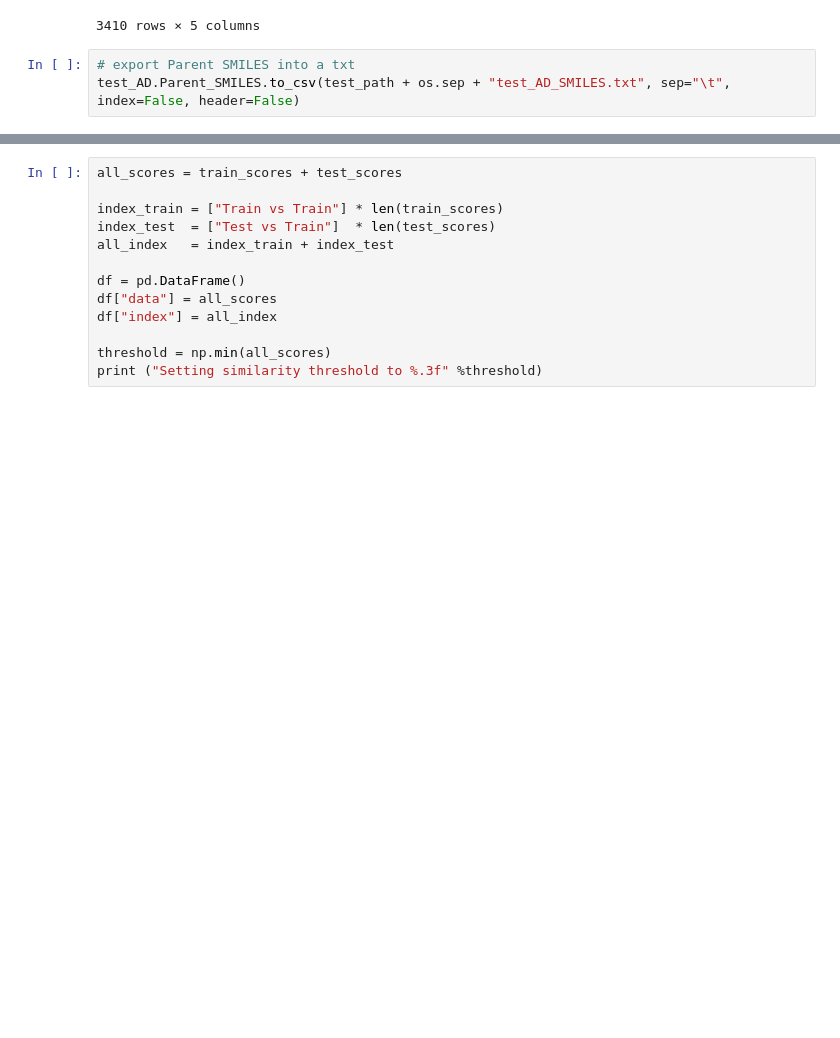
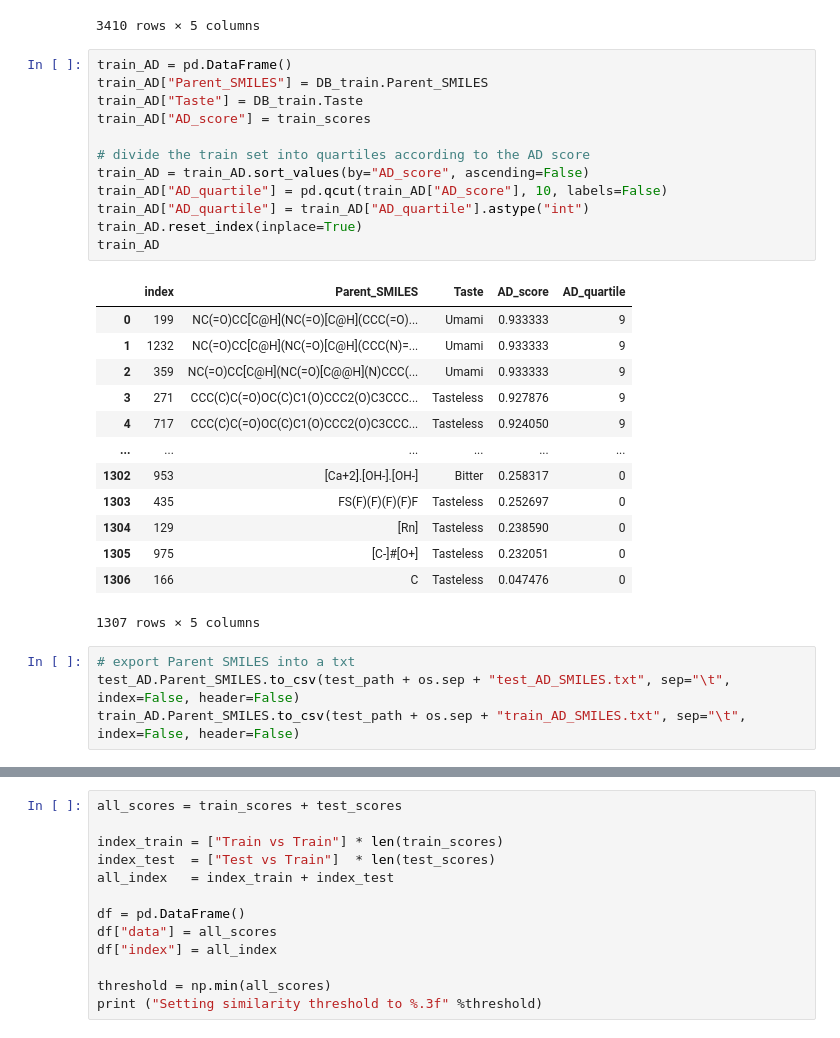
Before and after one commit to lorenzopallante/VirtuousMultiTaste, a Jupyter notebook: notebook/ApplicabilityDonain.ipynb, the cells around one changed output, grey strips where cells are left out. Drawn from its saved outputs; the diff is of its cells as text; blank space fills up the shorter version.

```diff
--- a/notebook/ApplicabilityDonain.ipynb
+++ b/notebook/ApplicabilityDonain.ipynb
@@ -190,9 +190,36 @@ test_AD
 | 3408 | 1845 | Cl.N | Tasteless | 0.036840 | 0 |
 | 3409 | 1856 | [He] | Tasteless | 0.031916 | 0 |
 3410 rows × 5 columns
+# %%
+train_AD = pd.DataFrame()
+train_AD["Parent_SMILES"] = DB_train.Parent_SMILES
+train_AD["Taste"] = DB_train.Taste
+train_AD["AD_score"] = train_scores
+
+# divide the train set into quartiles according to the AD score
+train_AD = train_AD.sort_values(by="AD_score", ascending=False)
+train_AD["AD_quartile"] = pd.qcut(train_AD["AD_score"], 10, labels=False)
+train_AD["AD_quartile"] = train_AD["AD_quartile"].astype("int")
+train_AD.reset_index(inplace=True)
+train_AD
+# %% [output]
+|  | index | Parent_SMILES | Taste | AD_score | AD_quartile |
+| 0 | 199 | NC(=O)CC[C@H](NC(=O)[C@H](CCC(=O)... | Umami | 0.933333 | 9 |
+| 1 | 1232 | NC(=O)CC[C@H](NC(=O)[C@H](CCC(N)=... | Umami | 0.933333 | 9 |
+| 2 | 359 | NC(=O)CC[C@H](NC(=O)[C@@H](N)CCC(... | Umami | 0.933333 | 9 |
+| 3 | 271 | CCC(C)C(=O)OC(C)C1(O)CCC2(O)C3CCC... | Tasteless | 0.927876 | 9 |
+| 4 | 717 | CCC(C)C(=O)OC(C)C1(O)CCC2(O)C3CCC... | Tasteless | 0.924050 | 9 |
+| ... | ... | ... | ... | ... | ... |
+| 1302 | 953 | [Ca+2].[OH-].[OH-] | Bitter | 0.258317 | 0 |
+| 1303 | 435 | FS(F)(F)(F)(F)F | Tasteless | 0.252697 | 0 |
+| 1304 | 129 | [Rn] | Tasteless | 0.238590 | 0 |
+| 1305 | 975 | [C-]#[O+] | Tasteless | 0.232051 | 0 |
+| 1306 | 166 | C | Tasteless | 0.047476 | 0 |
+1307 rows × 5 columns
 # %%
 # export Parent SMILES into a txt
 test_AD.Parent_SMILES.to_csv(test_path + os.sep + "test_AD_SMILES.txt", sep="\t", index=False, header=False)
+train_AD.Parent_SMILES.to_csv(test_path + os.sep + "train_AD_SMILES.txt", sep="\t", index=False, header=False)
 # %%
 # run the prediction code (un commment to run)
 #subprocess.call(['python', code_path + os.sep + 'VirtuousMultiTaste.py', '-f', test_path + os.sep + 'test_AD_SMILES.txt', '-d', 'test/test_AD'])
```
Also changed, not shown: parts of 41 cells of this notebook, 35 other files.
